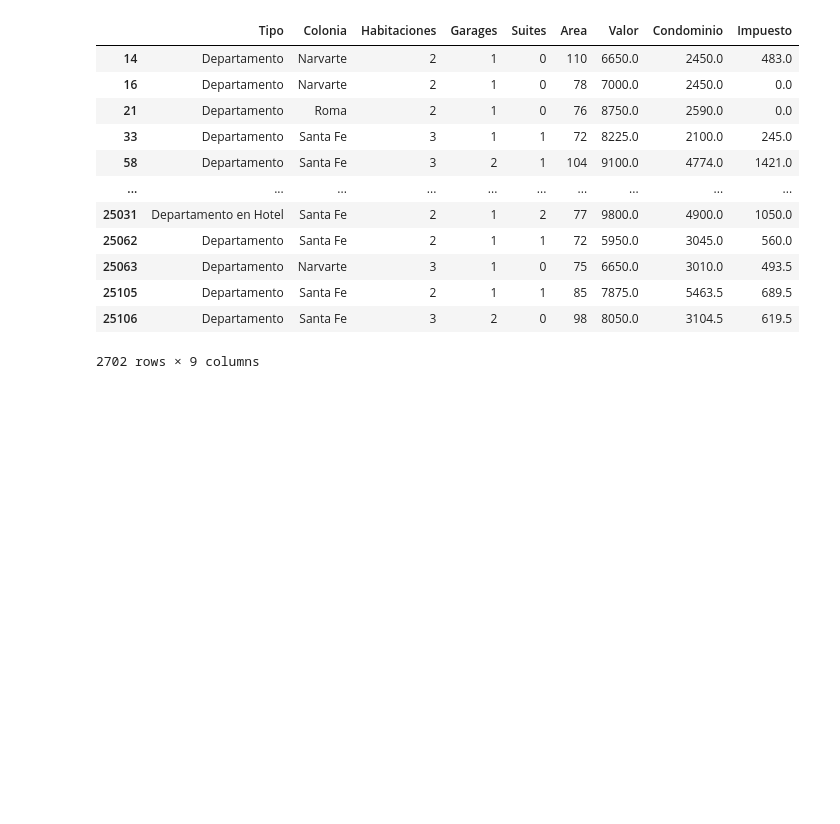
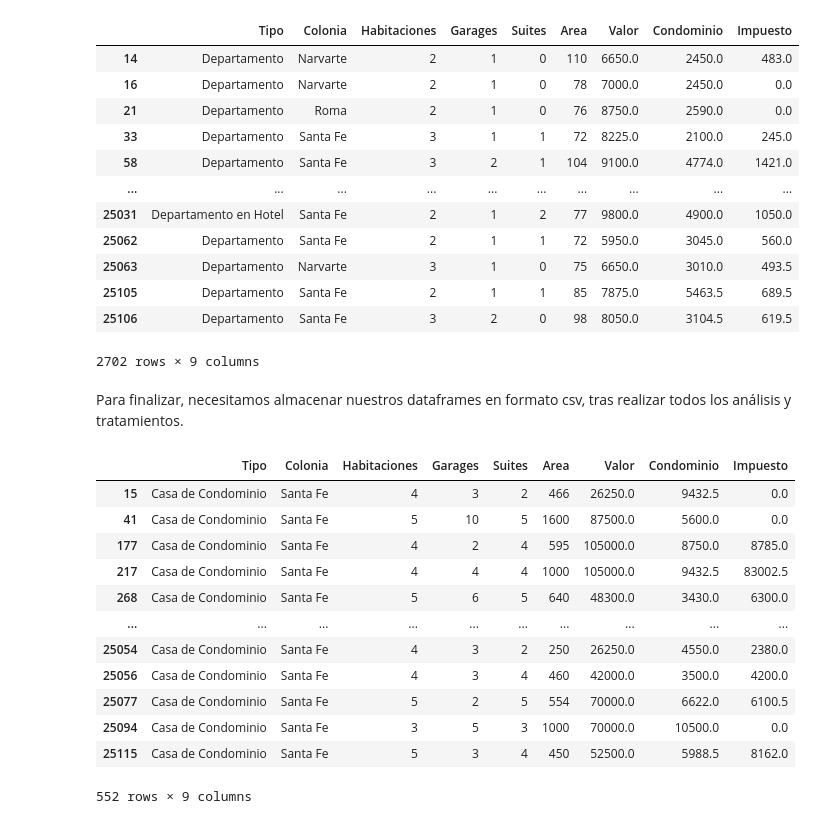
Before and after one commit to dscamacho333/Data_Science_Course, a Jupyter notebook: Pandas_Inmuebles_CDMX.ipynb, the cells around one changed output. Saved outputs shown, nothing was run; the diff lists cells and outputs as text; code cells hidden in the pictures; blank space fills up the shorter version.

Commit message:
Learning about saving data using pandas

```diff
--- a/Pandas_Inmuebles_CDMX.ipynb
+++ b/Pandas_Inmuebles_CDMX.ipynb
@@ -862,3 +862,27 @@ filtered_data
 | 25105 | Departamento | Santa Fe | 2 | 1 | 1 | 85 | 7875.0 | 5463.5 | 689.5 |
 | 25106 | Departamento | Santa Fe | 3 | 2 | 0 | 98 | 8050.0 | 3104.5 | 619.5 |
 2702 rows × 9 columns
+# %% [markdown]
+Para finalizar, necesitamos almacenar nuestros dataframes en formato csv, tras realizar todos los análisis y tratamientos.
+# %%
+# Query to find all Casa de condominio
+
+casa_condominio_dataframe : pd.DataFrame = data.query(
+    'Tipo == "Casa de Condominio"'
+)
+
+casa_condominio_dataframe
+# %% [output]
+|  | Tipo | Colonia | Habitaciones | Garages | Suites | Area | Valor | Condominio | Impuesto |
+| 15 | Casa de Condominio | Santa Fe | 4 | 3 | 2 | 466 | 26250.0 | 9432.5 | 0.0 |
+| 41 | Casa de Condominio | Santa Fe | 5 | 10 | 5 | 1600 | 87500.0 | 5600.0 | 0.0 |
+| 177 | Casa de Condominio | Santa Fe | 4 | 2 | 4 | 595 | 105000.0 | 8750.0 | 8785.0 |
+| 217 | Casa de Condominio | Santa Fe | 4 | 4 | 4 | 1000 | 105000.0 | 9432.5 | 83002.5 |
+| 268 | Casa de Condominio | Santa Fe | 5 | 6 | 5 | 640 | 48300.0 | 3430.0 | 6300.0 |
+| ... | ... | ... | ... | ... | ... | ... | ... | ... | ... |
+| 25054 | Casa de Condominio | Santa Fe | 4 | 3 | 2 | 250 | 26250.0 | 4550.0 | 2380.0 |
+| 25056 | Casa de Condominio | Santa Fe | 4 | 3 | 4 | 460 | 42000.0 | 3500.0 | 4200.0 |
+| 25077 | Casa de Condominio | Santa Fe | 5 | 2 | 5 | 554 | 70000.0 | 6622.0 | 6100.5 |
+| 25094 | Casa de Condominio | Santa Fe | 3 | 5 | 3 | 1000 | 70000.0 | 10500.0 | 0.0 |
+| 25115 | Casa de Condominio | Santa Fe | 5 | 3 | 4 | 450 | 52500.0 | 5988.5 | 8162.0 |
+552 rows × 9 columns
```
Also changed, not shown: parts of 4 cells of this notebook.
